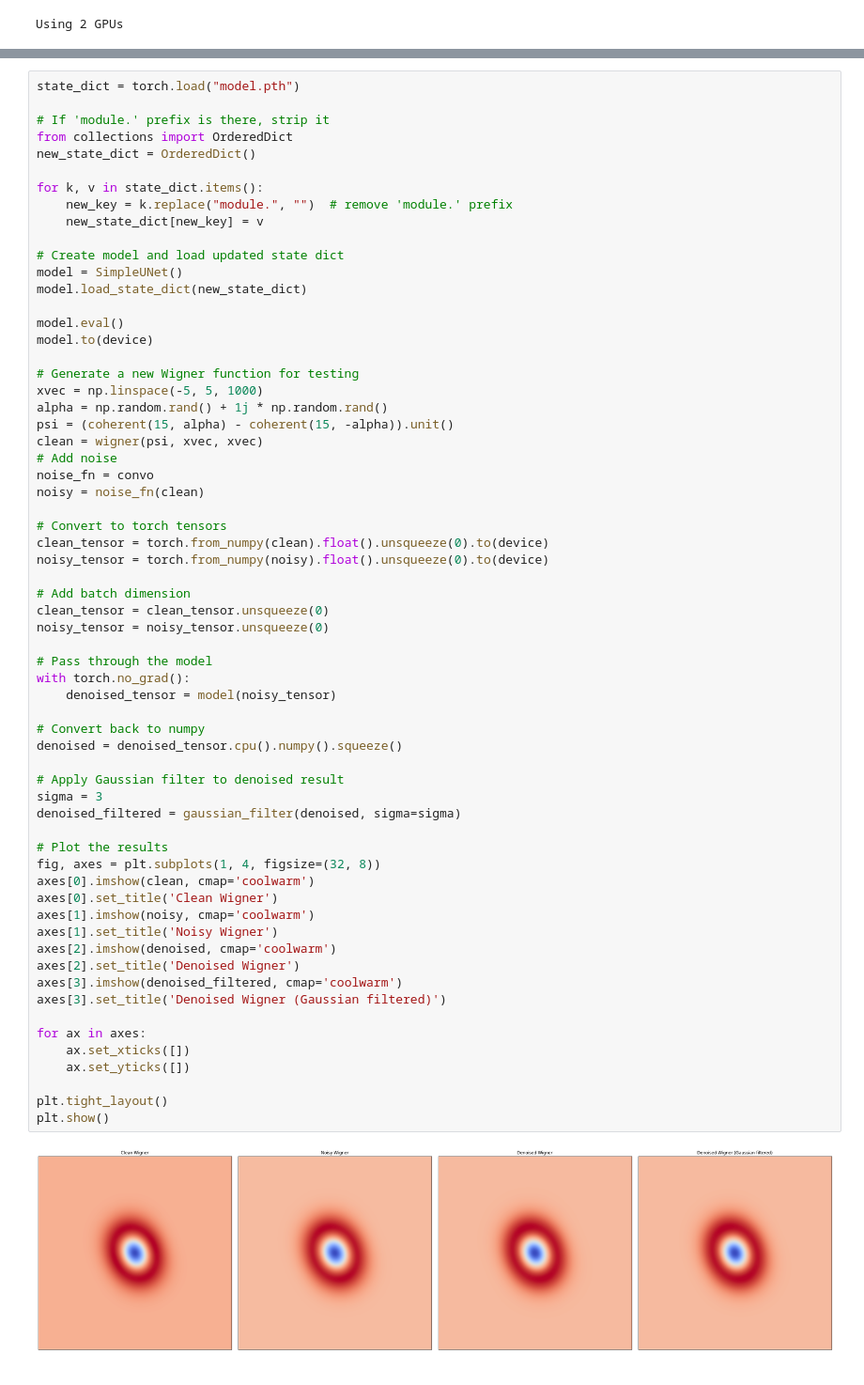
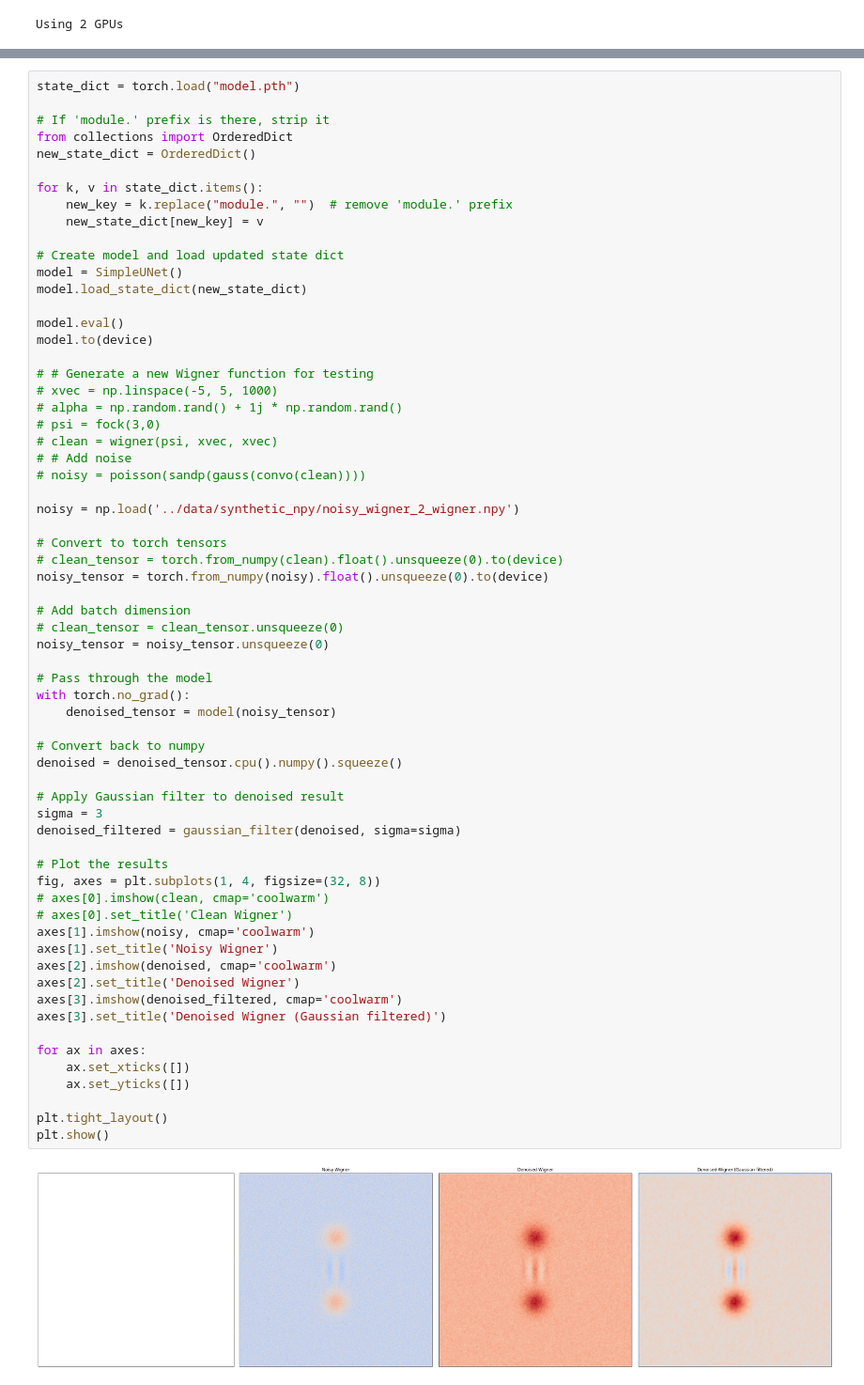
Before and after one commit to Haadi-Khan/yq25_alice-bob_challenge, a Jupyter notebook: src/part2.ipynb, the cells around one changed output, grey strips where cells are left out. Shown at 94% size. Drawn from its saved outputs; the diff is of its cells as text.

Commit message:
UNET works on unseen data

```diff
--- a/src/part2.ipynb
+++ b/src/part2.ipynb
@@ -355,50 +354,51 @@ model.load_state_dict(new_state_dict)
 model.eval()
 model.to(device)
 
-# Generate a new Wigner function for testing
-xvec = np.linspace(-5, 5, 1000)
-alpha = np.random.rand() + 1j * np.random.rand()
-psi = (coherent(15, alpha) - coherent(15, -alpha)).unit()
-clean = wigner(psi, xvec, xvec)
-# Add noise
-noise_fn = convo
-noisy = noise_fn(clean)
+# # Generate a new Wigner function for testing
+# xvec = np.linspace(-5, 5, 1000)
+# alpha = np.random.rand() + 1j * np.random.rand()
+# psi = fock(3,0)
+# clean = wigner(psi, xvec, xvec)
+# # Add noise
+# noisy = poisson(sandp(gauss(convo(clean))))
+
+noisy = np.load('../data/synthetic_npy/noisy_wigner_2_wigner.npy')
 
 # Convert to torch tensors
-clean_tensor = torch.from_numpy(clean).float().unsqueeze(0).to(device)
+# clean_tensor = torch.from_numpy(clean).float().unsqueeze(0).to(device)
 noisy_tensor = torch.from_numpy(noisy).float().unsqueeze(0).to(device)
 
 # Add batch dimension
-clean_tensor = clean_tensor.unsqueeze(0)
+# clean_tensor = clean_tensor.unsqueeze(0)
 noisy_tensor = noisy_tensor.unsqueeze(0)
 
 # Pass through the model
 with torch.no_grad():
     denoised_tensor = model(noisy_tensor)
 
 # Convert back to numpy
 denoised = denoised_tensor.cpu().numpy().squeeze()
 
 # Apply Gaussian filter to denoised result
 sigma = 3
 denoised_filtered = gaussian_filter(denoised, sigma=sigma)
 
 # Plot the results
 fig, axes = plt.subplots(1, 4, figsize=(32, 8))
-axes[0].imshow(clean, cmap='coolwarm')
-axes[0].set_title('Clean Wigner')
+# axes[0].imshow(clean, cmap='coolwarm')
+# axes[0].set_title('Clean Wigner')
 axes[1].imshow(noisy, cmap='coolwarm')
 axes[1].set_title('Noisy Wigner')
 axes[2].imshow(denoised, cmap='coolwarm')
 axes[2].set_title('Denoised Wigner')
 axes[3].imshow(denoised_filtered, cmap='coolwarm')
 axes[3].set_title('Denoised Wigner (Gaussian filtered)')
 
 for ax in axes:
     ax.set_xticks([])
     ax.set_yticks([])
 
 plt.tight_layout()
 plt.show()
 # %% [output]
-[figure, old version]
+[figure, new version]
```
Also changed, not shown: parts of 3 cells of this notebook, 1 other file.
